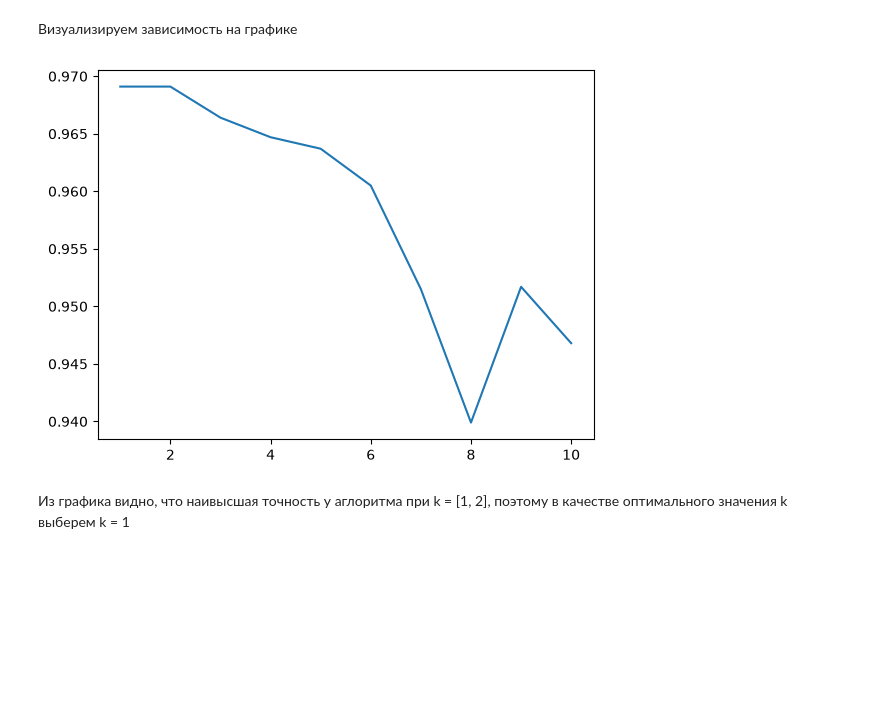
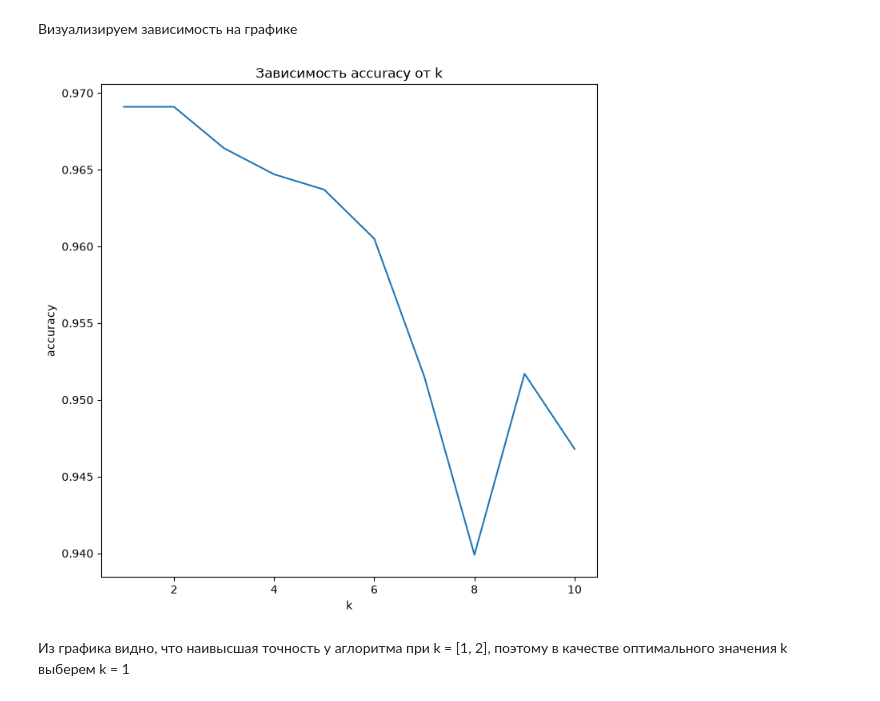
Before and after one commit to CondoR-R/university, a Jupyter notebook: современные_платформы_программирования/lab_1/lab_1.ipynb, the cells around one changed output. Cells and saved outputs as stored; diff of their text form; code cells hidden in the pictures; blank space fills up the shorter version.

```diff
--- a/современные_платформы_программирования/lab_1/lab_1.ipynb
+++ b/современные_платформы_программирования/lab_1/lab_1.ipynb
@@ -96,7 +106,7 @@ def get_nomralize_features_func(features: np.ndarray):
     features_min = features.min(axis=0)
     features_max = features.max(axis=0)
 
-    denom = features_max - features_min
+    denom = FEATURES_MAX - features_min
     denom = np.where(denom == 0, 1.0, denom)
 
     def normalize_features(features: np.ndarray) -> np.ndarray:
@@ -191,10 +201,14 @@ print(scores)
 # %%
 import matplotlib.pyplot as plt
 
-plt.plot([k for k in range(1, 11)], scores)
+_, ax = plt.subplots(1, 1, figsize=(8,8))
+ax.set_title('Зависимость accuracy от k')
+ax.plot([k for k in range(1, 11)], scores)
+ax.set_ylabel('accuracy')
+ax.set_xlabel('k')
 plt.show()
 # %% [output]
-[figure, old version]
+[figure, new version]
 # %% [markdown]
 Из графика видно, что наивысшая точность у аглоритма при k = [1, 2], поэтому в качестве оптимального значения k выберем k = 1
 # %% [markdown]
```
Also changed, not shown: parts of 6 cells of this notebook.
